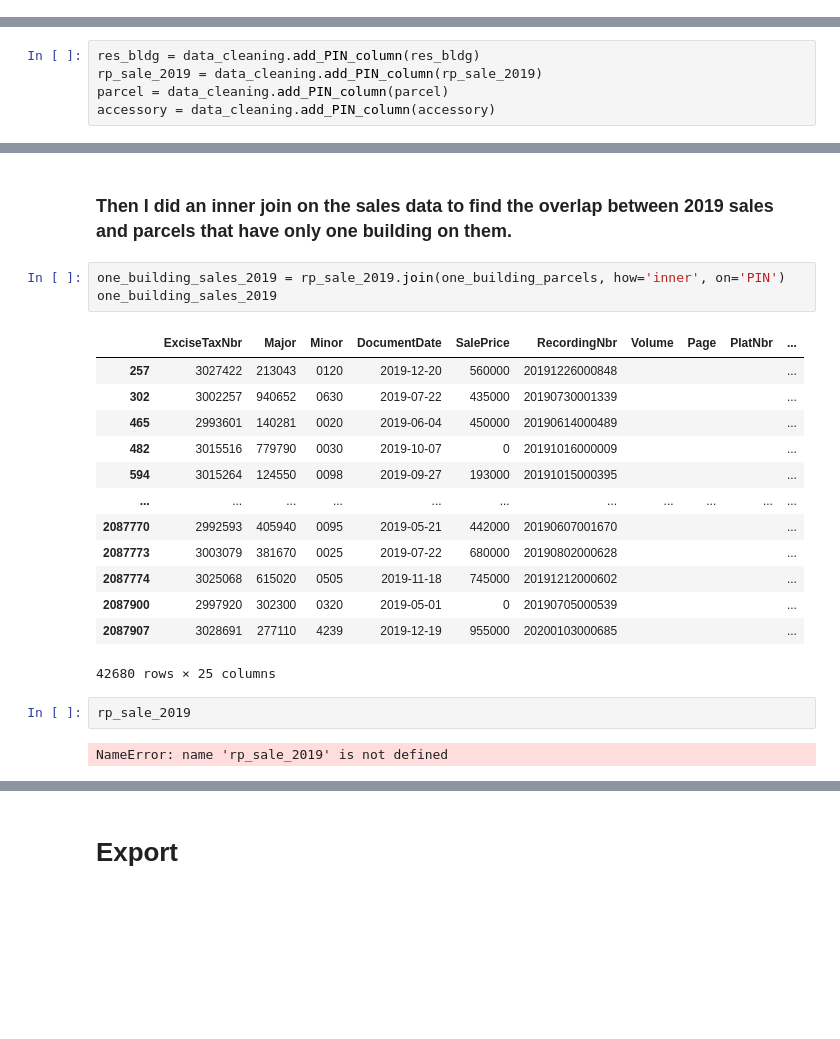
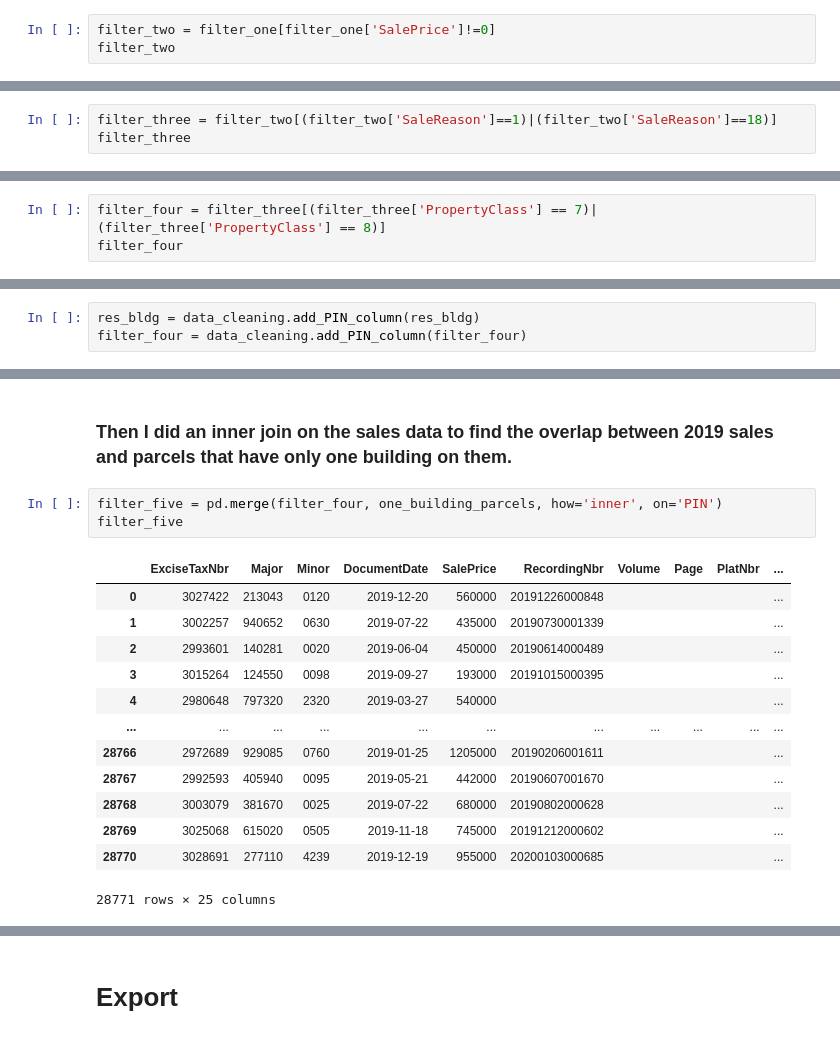
Before and after one commit to chum46/housing_sales_king_county, a Jupyter notebook: notebooks/exploratory/00_mef_initial_data_cleaning.ipynb, the cells around one changed output, grey strips where cells are left out. Saved outputs shown, nothing was run; the diff lists cells and outputs as text; blank space fills up the shorter version.

```diff
--- a/notebooks/exploratory/00_mef_initial_data_cleaning.ipynb
+++ b/notebooks/exploratory/00_mef_initial_data_cleaning.ipynb
@@ -56,0 +69,3 @@ memory usage: 382.3+ MB
+# %%
+filter_two = filter_one[filter_one['SalePrice']!=0]
+filter_two
@@ -56,0 +95,3 @@ memory usage: 382.3+ MB
+# %%
+filter_three = filter_two[(filter_two['SaleReason']==1)|(filter_two['SaleReason']==18)]
+filter_three
@@ -56,0 +121,3 @@ memory usage: 382.3+ MB
+# %%
+filter_four = filter_three[(filter_three['PropertyClass'] == 7)|(filter_three['PropertyClass'] == 8)]
+filter_four
@@ -57,8 +151,6 @@ memory usage: 382.3+ MB
 # %%
 res_bldg = data_cleaning.add_PIN_column(res_bldg)
-rp_sale_2019 = data_cleaning.add_PIN_column(rp_sale_2019)
-parcel = data_cleaning.add_PIN_column(parcel)
-accessory = data_cleaning.add_PIN_column(accessory)
+filter_four = data_cleaning.add_PIN_column(filter_four)
 # %% [output]
 A value is trying to be set on a copy of a slice from a DataFrame.
 Try using .loc[row_indexer,col_indexer] = value instead
@@ -122,23 +214,19 @@ one_building_parcels
 # %% [markdown]
 ### Then I did an inner join on the sales data to find the overlap between 2019 sales and parcels that have only one building on them.
 # %%
-one_building_sales_2019 = rp_sale_2019.join(one_building_parcels, how='inner', on='PIN')
-one_building_sales_2019
+filter_five = pd.merge(filter_four, one_building_parcels, how='inner', on='PIN')
+filter_five
 # %% [output]
 |  | ExciseTaxNbr | Major | Minor | DocumentDate | SalePrice | RecordingNbr | Volume | Page | PlatNbr | ... |
-| 257 | 3027422 | 213043 | 0120 | 2019-12-20 | 560000 | 20191226000848 |  |  |  | ... |
-| 302 | 3002257 | 940652 | 0630 | 2019-07-22 | 435000 | 20190730001339 |  |  |  | ... |
-| 465 | 2993601 | 140281 | 0020 | 2019-06-04 | 450000 | 20190614000489 |  |  |  | ... |
-| 482 | 3015516 | 779790 | 0030 | 2019-10-07 | 0 | 20191016000009 |  |  |  | ... |
-| 594 | 3015264 | 124550 | 0098 | 2019-09-27 | 193000 | 20191015000395 |  |  |  | ... |
+| 0 | 3027422 | 213043 | 0120 | 2019-12-20 | 560000 | 20191226000848 |  |  |  | ... |
+| 1 | 3002257 | 940652 | 0630 | 2019-07-22 | 435000 | 20190730001339 |  |  |  | ... |
+| 2 | 2993601 | 140281 | 0020 | 2019-06-04 | 450000 | 20190614000489 |  |  |  | ... |
+| 3 | 3015264 | 124550 | 0098 | 2019-09-27 | 193000 | 20191015000395 |  |  |  | ... |
+| 4 | 2980648 | 797320 | 2320 | 2019-03-27 | 540000 |  |  |  |  | ... |
 | ... | ... | ... | ... | ... | ... | ... | ... | ... | ... | ... |
-| 2087770 | 2992593 | 405940 | 0095 | 2019-05-21 | 442000 | 20190607001670 |  |  |  | ... |
-| 2087773 | 3003079 | 381670 | 0025 | 2019-07-22 | 680000 | 20190802000628 |  |  |  | ... |
-| 2087774 | 3025068 | 615020 | 0505 | 2019-11-18 | 745000 | 20191212000602 |  |  |  | ... |
-| 2087900 | 2997920 | 302300 | 0320 | 2019-05-01 | 0 | 20190705000539 |  |  |  | ... |
-| 2087907 | 3028691 | 277110 | 4239 | 2019-12-19 | 955000 | 20200103000685 |  |  |  | ... |
+| 28766 | 2972689 | 929085 | 0760 | 2019-01-25 | 1205000 | 20190206001611 |  |  |  | ... |
+| 28767 | 2992593 | 405940 | 0095 | 2019-05-21 | 442000 | 20190607001670 |  |  |  | ... |
+| 28768 | 3003079 | 381670 | 0025 | 2019-07-22 | 680000 | 20190802000628 |  |  |  | ... |
+| 28769 | 3025068 | 615020 | 0505 | 2019-11-18 | 745000 | 20191212000602 |  |  |  | ... |
+| 28770 | 3028691 | 277110 | 4239 | 2019-12-19 | 955000 | 20200103000685 |  |  |  | ... |
-42680 rows × 25 columns
+28771 rows × 25 columns
-# %%
-rp_sale_2019
-# %% [output]
-NameError: name 'rp_sale_2019' is not defined
```
Also changed, not shown: parts of 50 cells of this notebook, 11 other files.
